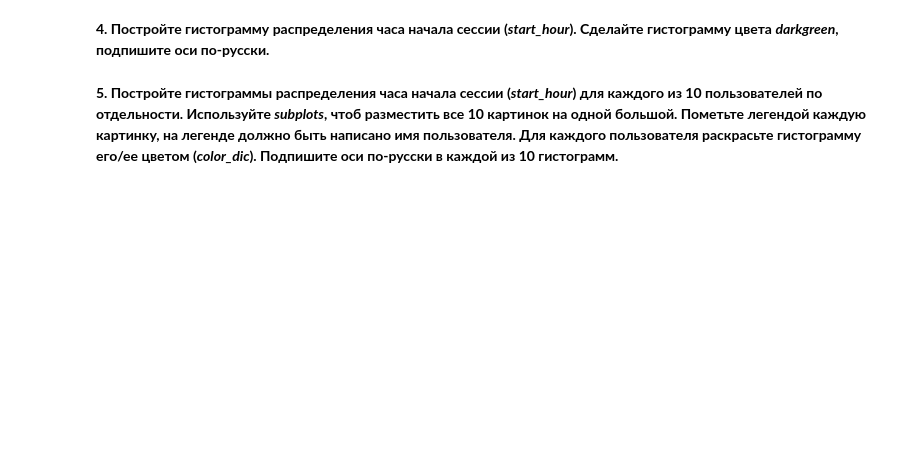
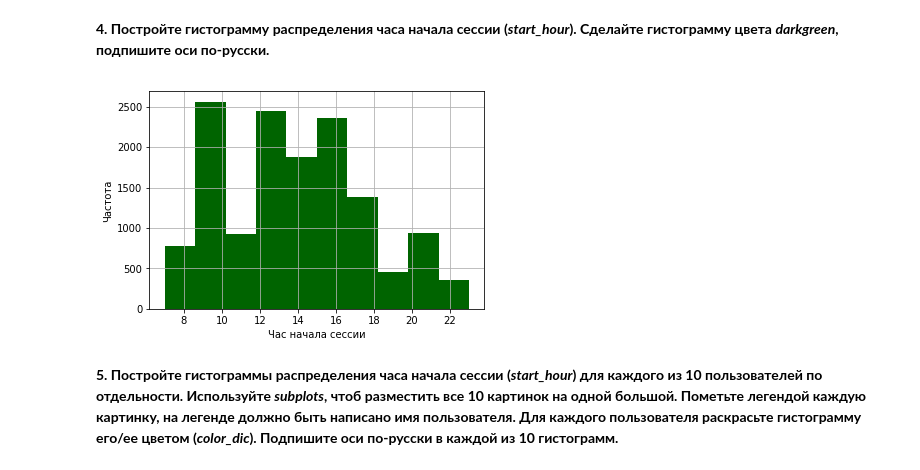
Before and after one commit to kcostya/mlcourse_open, a Jupyter notebook: jupyter_russian/project_alice/week3_visual_analysis_and_fe.ipynb, the cells around one changed output. Cells and saved outputs as stored; diff of their text form; code cells hidden in the pictures; blank space fills up the shorter version.

```diff
--- a/jupyter_russian/project_alice/week3_visual_analysis_and_fe.ipynb
+++ b/jupyter_russian/project_alice/week3_visual_analysis_and_fe.ipynb
@@ -291,3 +327,9 @@ train_data_10users['start_hour'] ''' ВАШ КОД ЗДЕСЬ '''
+# %%
+train_data_10users['start_hour'].hist(color='darkgreen')
+plt.ylabel('Частота');
+plt.xlabel('Час начала сессии');
+# %% [output]
+[figure, added]
 # %% [markdown]
 **5. Постройте гистограммы распределения часа начала сессии (*start_hour*) для каждого из 10 пользователей по отдельности. Используйте *subplots*, чтоб разместить все 10 картинок на одной большой. Пометьте легендой каждую картинку, на легенде должно быть написано имя пользователя. Для каждого пользователя раскрасьте гистограмму его/ее цветом (*color_dic*). Подпишите оси по-русски в каждой из 10 гистограмм.**
 # %%
```
Also changed, not shown: parts of 28 cells of this notebook.
